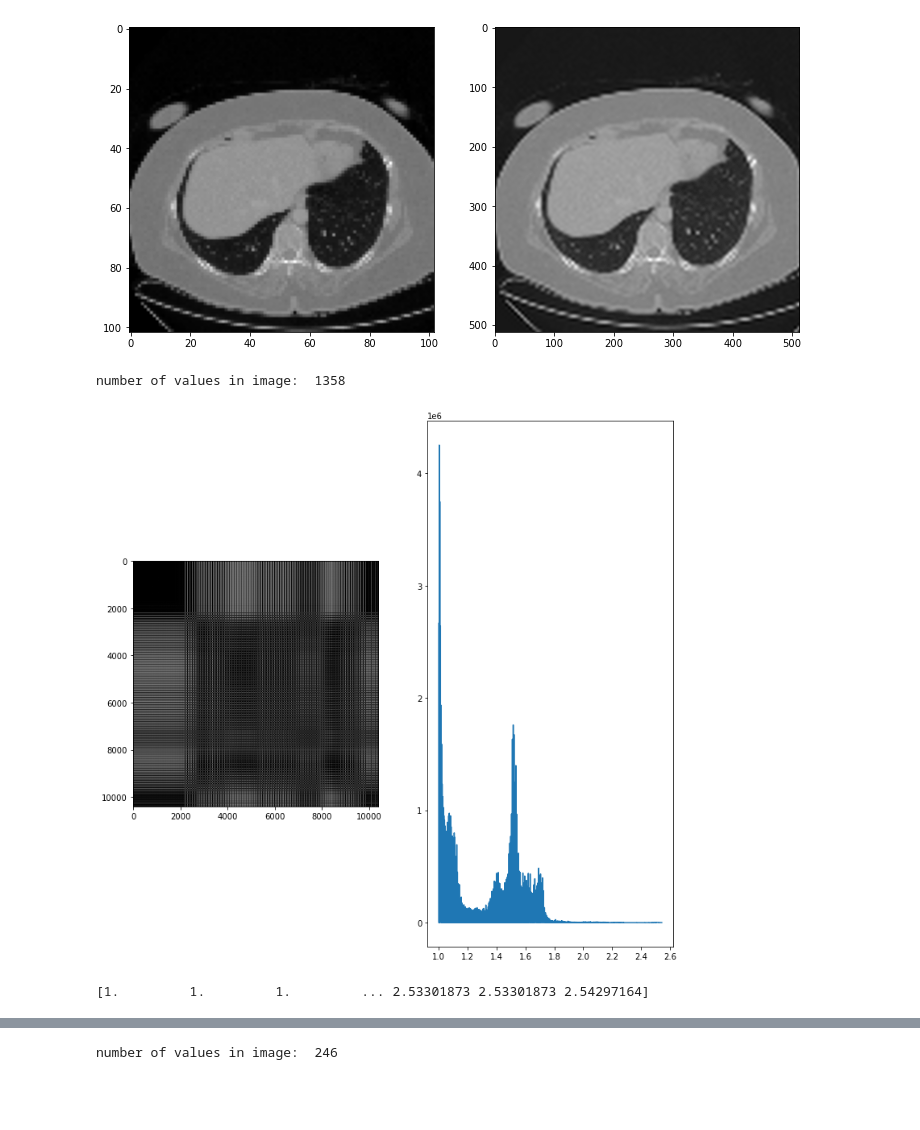
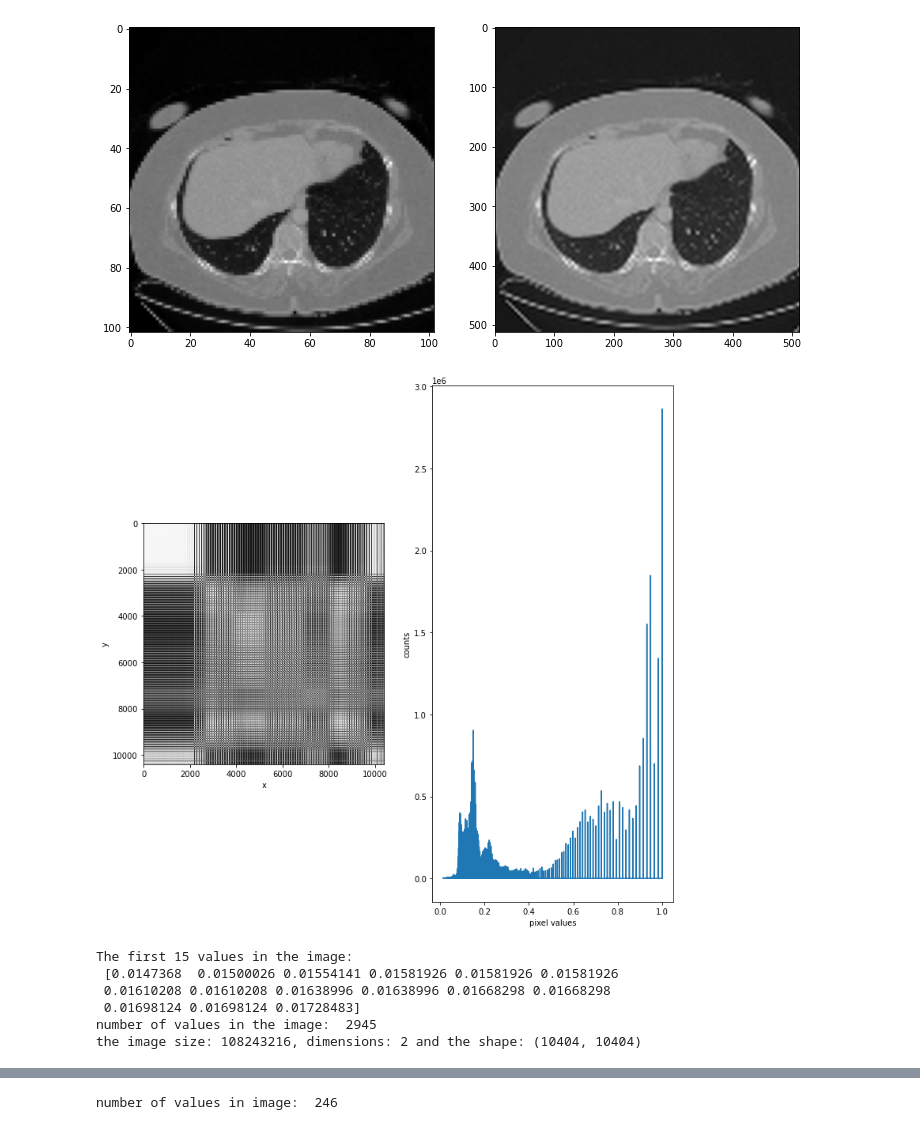
Before and after one commit to Ahmadsad/ID2211-Project, a Jupyter notebook: test.ipynb, the cells around one changed output, grey strips where cells are left out. Cells and saved outputs as stored; diff of their text form; code cells hidden in the pictures; blank space fills up the shorter version.

```diff
--- a/test.ipynb
+++ b/test.ipynb
@@ -109,33 +120,3 @@ plt.imshow(ssd_reg_img_test, cmap='gray')
 plt.show()
 # %% [output]
 [figure]
-# %%
-def build_weighMatrix(image):
-#     image = image/np.max(image); # normalize the values of the image 0-1
-    G = np.zeros((image.shape[0]**2,image.shape[1]**2))
-    fltn_img = image.flatten();
-    for i in range(G.shape[0]):
-        for j in range(G.shape[1]):
-            diff = math.exp(math.sqrt(math.pow(fltn_img[i] - fltn_img[j], 2))) ;
-            # calc the square root difference
-            # between each pixel value and the sum of the intensities of the normalized image
-
-            G[i,j] = diff;
-    return G;
-# %%
-g = build_weighMatrix(scaled_image); # som kind of
-print('number of values in image: ',len(np.unique(g)));
-plt.figure(figsize=(12,12))
-plt.subplot(1, 2, 1)
-plt.imshow(g, cmap='gray')
-plt.subplot(1, 2, 2)
-uniqeg = np.unique(g, return_counts=True)
-plt.plot(uniqeg[0],uniqeg[1])
-plt.show();
-# %% [output]
-number of values in image:  1358
-[figure, removed]
-# %%
-print(np.unique(g))
-# %% [output]
-[1.         1.         1.         ... 2.53301873 2.53301873 2.54297164]
@@ -141,0 +130,13 @@ print(np.unique(g))
+# %%
+plt_fig_hist(g);
+# %% [output]
+[figure, added]
+# %%
+print_info(g)
+# %% [output]
+The first 15 values in the image:
+ [0.0147368  0.01500026 0.01554141 0.01581926 0.01581926 0.01581926
+ 0.01610208 0.01610208 0.01638996 0.01638996 0.01668298 0.01668298
+ 0.01698124 0.01698124 0.01728483]
+number of values in the image:  2945
+the image size: 108243216, dimensions: 2 and the shape: (10404, 10404)
```
Also changed, not shown: parts of 30 cells of this notebook.
